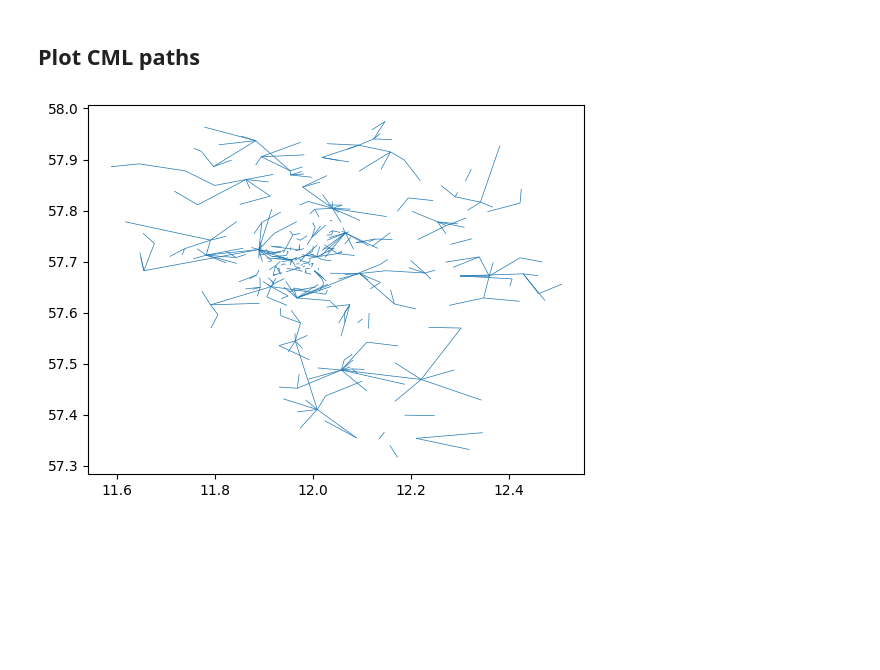
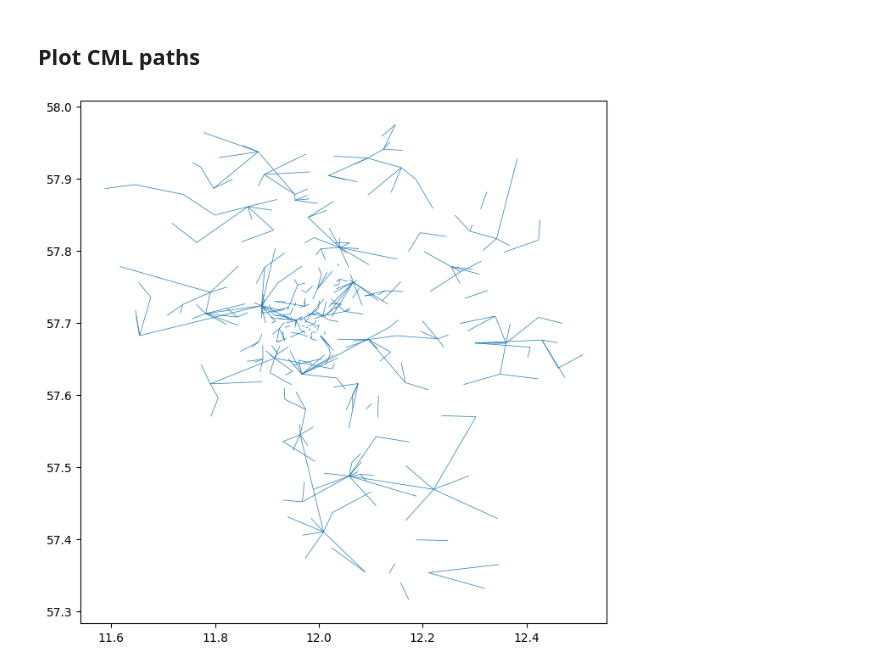
Before and after one commit to OpenSenseAction/poligrain, a Jupyter notebook: docs/notebooks/Plotting.ipynb, the cells around one changed output. Saved outputs shown, nothing was run; the diff lists cells and outputs as text; code cells hidden in the pictures; blank space fills up the shorter version.

Commit message:
allow pasing ax to plot_lines

```diff
--- a/docs/notebooks/Plotting.ipynb
+++ b/docs/notebooks/Plotting.ipynb
@@ -12,6 +13,8 @@ import poligrain as plg
 ## Plot CML paths
 # %%
 ds_cmls = xr.open_dataset("../../tests/test_data/openMRG_CML_180minutes.nc")
-plg.plot_map.plot_lines(ds_cmls, linewidth=0.5);
+
+fig, ax = plt.subplots(figsize=(8, 8))
+plg.plot_map.plot_lines(ds_cmls, linewidth=0.5, ax=ax);
 # %% [output]
-[figure, old version]
+[figure, new version]
```
Also changed, not shown: parts of 1 cell of this notebook, 1 other file.
